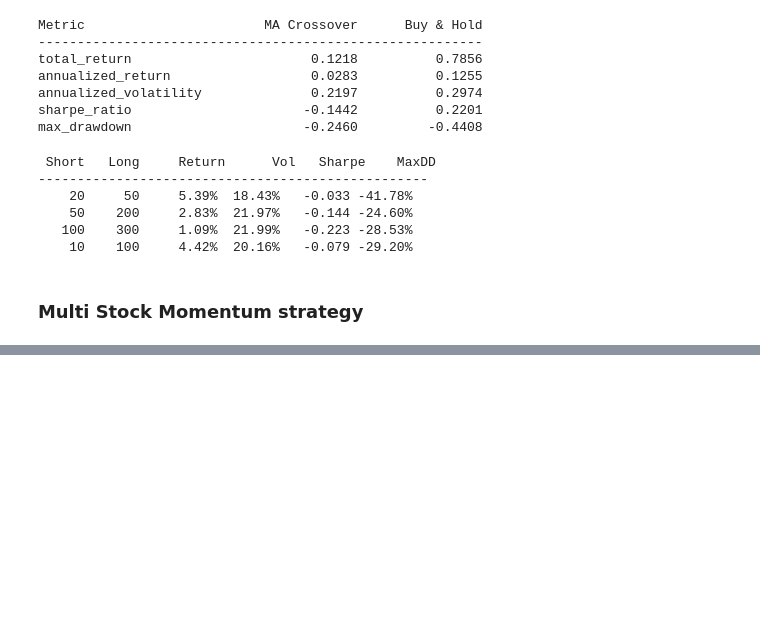
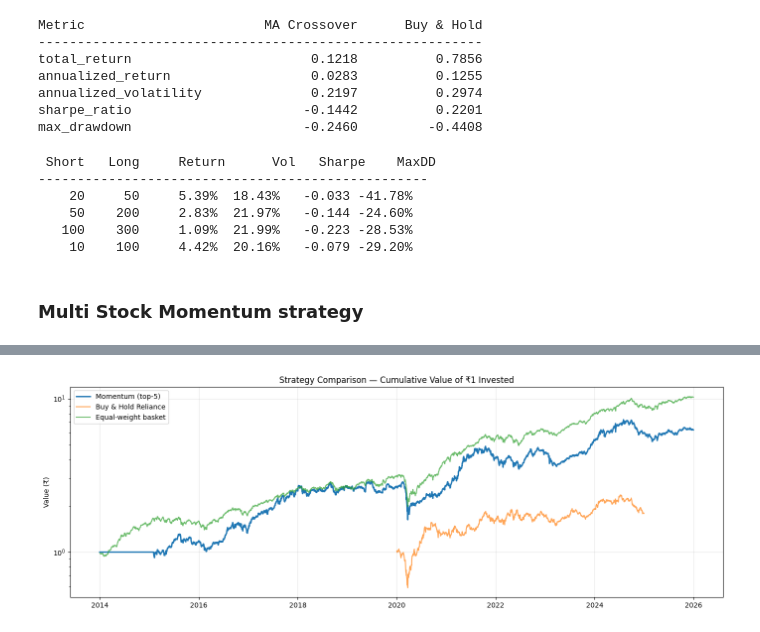
Before and after one commit to saralsachan/Quant-BackTester, a Jupyter notebook: notebooks/strategies.ipynb, the cells around one changed output, grey strips where cells are left out. Drawn from its saved outputs; the diff is of its cells as text; code cells hidden in the pictures; blank space fills up the shorter version.

Commit message:
Added momentum strategy

```diff
--- a/notebooks/strategies.ipynb
+++ b/notebooks/strategies.ipynb
@@ -162,0 +203,10 @@ for short, long in parameters_to_try:
+# %%
+# Compute returns for each individual stock
+asset_returns = daily_returns(prices_clean)
+
+# Shift positions to prevent look-ahead, then take weighted sum
+shifted_positions = positions.shift(1)
+strategy_returns = (shifted_positions * asset_returns).sum(axis=1)
+
+print(f"Strategy return series length: {len(strategy_returns)}")
+print(f"Non-zero returns: {(strategy_returns != 0).sum()}")
@@ -162,0 +267,25 @@ for short, long in parameters_to_try:
+# %%
+import matplotlib.pyplot as plt
+
+# Build equity curves for each strategy
+def equity_curve(returns):
+    return (1 + returns.dropna()).cumprod()
+
+momentum_eq = equity_curve(strategy_returns)
+reliance_eq = equity_curve(reliance_returns)
+ew_eq = equity_curve(equal_weight_returns)
+
+fig, ax = plt.subplots(figsize=(14, 5))
+ax.plot(momentum_eq.index, momentum_eq.values, label="Momentum (top-5)", linewidth=2)
+ax.plot(reliance_eq.index, reliance_eq.values, label="Buy & Hold Reliance", alpha=0.7)
+ax.plot(ew_eq.index, ew_eq.values, label="Equal-weight basket", alpha=0.7)
+
+ax.set_title("Strategy Comparison — Cumulative Value of ₹1 Invested")
+ax.set_ylabel("Value (₹)")
+ax.set_yscale("log")
+ax.legend()
+ax.grid(True, alpha=0.3)
+plt.tight_layout()
+plt.show()
+# %% [output]
+[figure, added]
```
Also changed, not shown: parts of 4 cells of this notebook, 1 other file.
